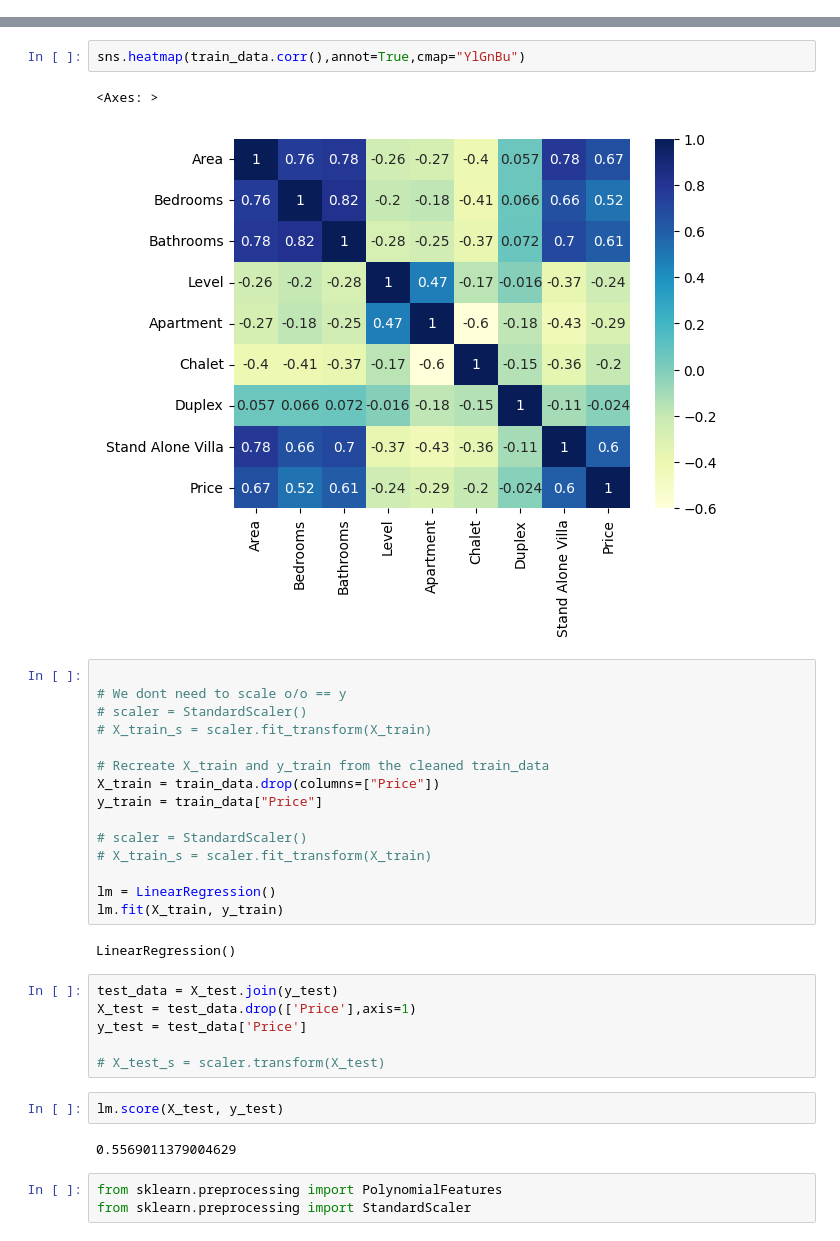
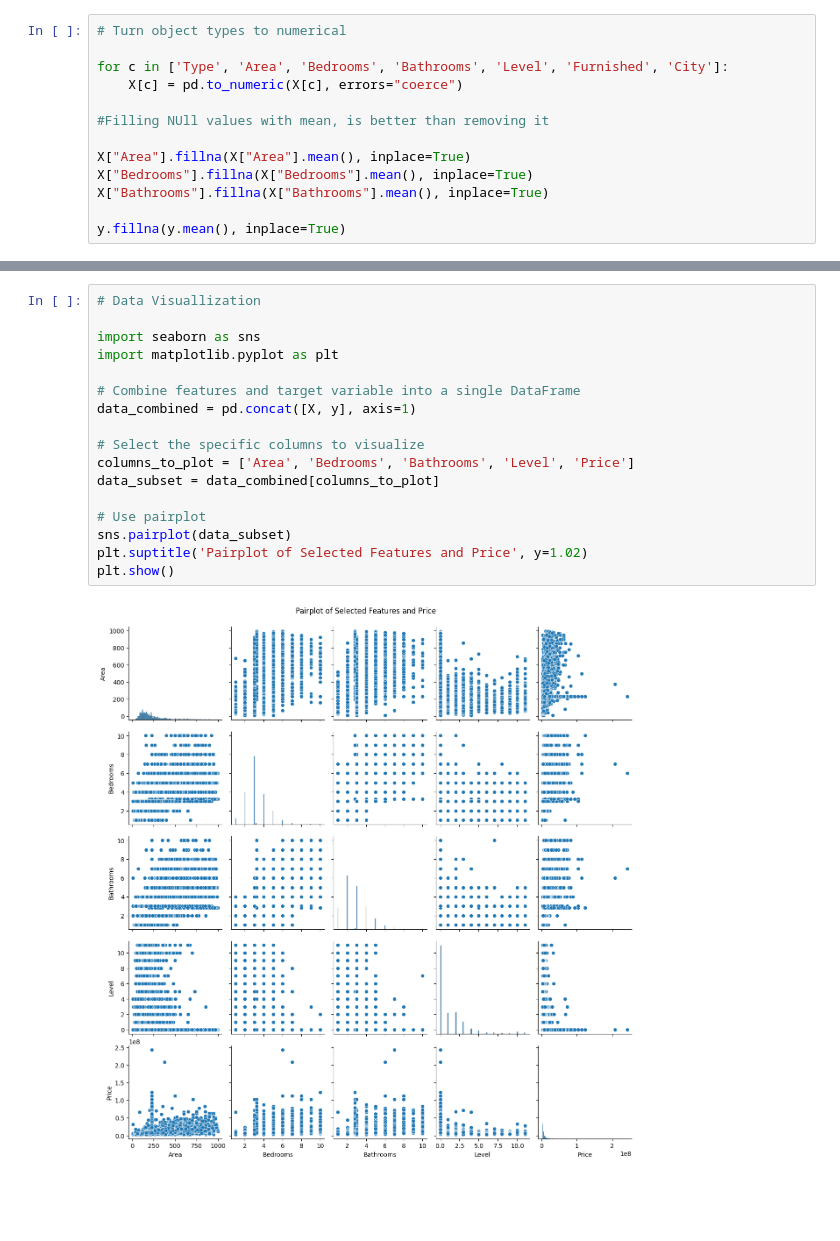
Before and after one commit to faris-agour/house-price-prediction, a Jupyter notebook: project.ipynb, the cells around one changed output, grey strips where cells are left out. Cells and saved outputs as stored; diff of their text form; blank space fills up the shorter version.

```diff
--- a/project.ipynb
+++ b/project.ipynb
@@ -43,0 +49,13 @@ y = df["Price"]
+# %%
+# Turn object types to numerical
+
+for c in ['Type', 'Area', 'Bedrooms', 'Bathrooms', 'Level', 'Furnished', 'City']:
+    X[c] = pd.to_numeric(X[c], errors="coerce")
+
+#Filling NUll values with mean, is better than removing it
+
+X["Area"].fillna(X["Area"].mean(), inplace=True)
+X["Bedrooms"].fillna(X["Bedrooms"].mean(), inplace=True)
+X["Bathrooms"].fillna(X["Bathrooms"].mean(), inplace=True)
+
+y.fillna(y.mean(), inplace=True)
@@ -56,35 +86,19 @@ X_train['Total Rooms'] = X_train['Bedrooms'] + X_train['Bathrooms']
-# %%
-sns.heatmap(train_data.corr(),annot=True,cmap="YlGnBu")
-# %% [output]
-<Axes: >
-[figure, removed]
-# %%
-
-# We dont need to scale o/o == y
-# scaler = StandardScaler()
-# X_train_s = scaler.fit_transform(X_train)
-
-# Recreate X_train and y_train from the cleaned train_data
-X_train = train_data.drop(columns=["Price"])
-y_train = train_data["Price"]
-
-# scaler = StandardScaler()
-# X_train_s = scaler.fit_transform(X_train)
-
-lm = LinearRegression()
-lm.fit(X_train, y_train)
-# %% [output]
-LinearRegression()
-# %%
-test_data = X_test.join(y_test)
-X_test = test_data.drop(['Price'],axis=1)
-y_test = test_data['Price']
-
-# X_test_s = scaler.transform(X_test)
-# %%
-lm.score(X_test, y_test)
-# %% [output]
-0.5569011379004629
-# %%
-from sklearn.preprocessing import PolynomialFeatures
-from sklearn.preprocessing import StandardScaler
+# %%
+# Data Visuallization
+
+import seaborn as sns
+import matplotlib.pyplot as plt
+
+# Combine features and target variable into a single DataFrame
+data_combined = pd.concat([X, y], axis=1)
+
+# Select the specific columns to visualize
+columns_to_plot = ['Area', 'Bedrooms', 'Bathrooms', 'Level', 'Price']
+data_subset = data_combined[columns_to_plot]
+
+# Use pairplot
+sns.pairplot(data_subset)
+plt.suptitle('Pairplot of Selected Features and Price', y=1.02)
+plt.show()
+# %% [output]
+[figure, added]
```
Also changed, not shown: parts of 18 cells of this notebook.
